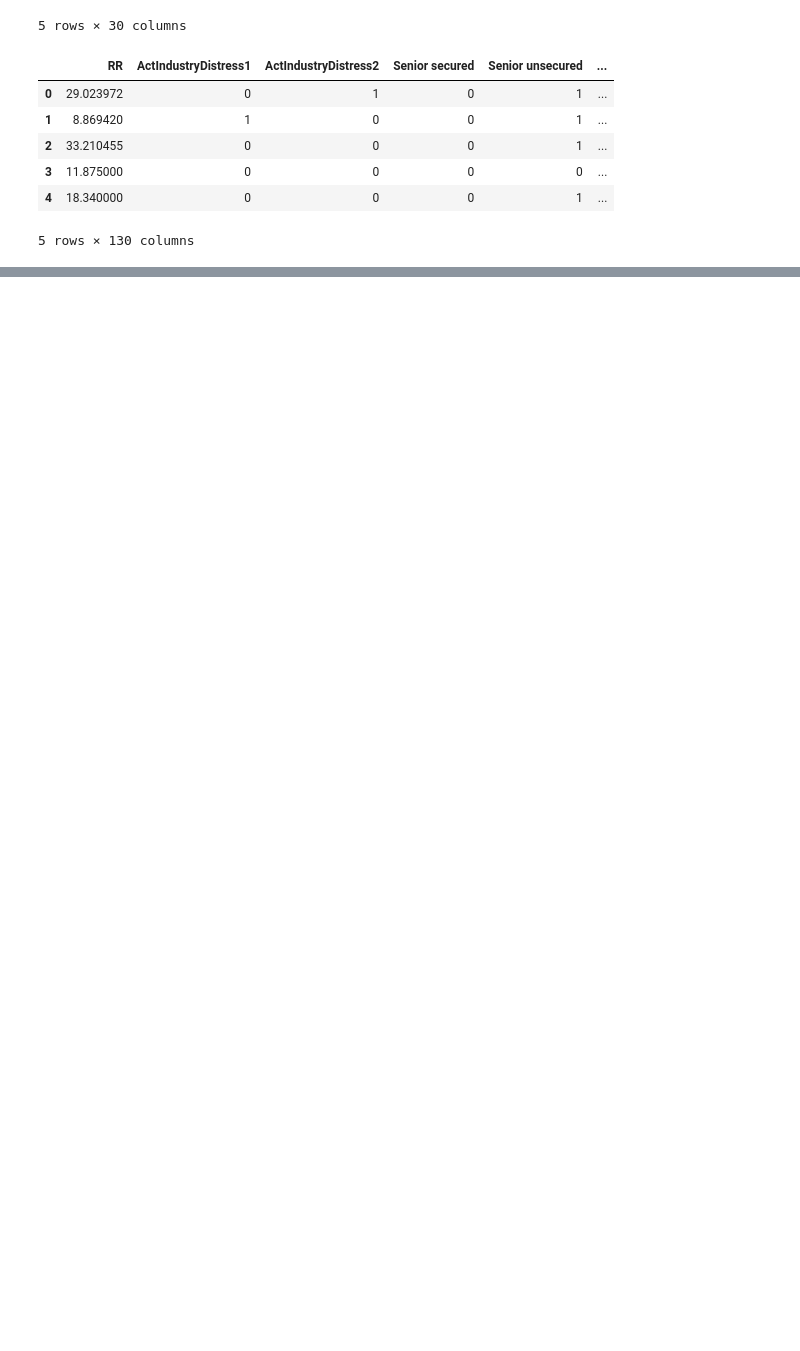
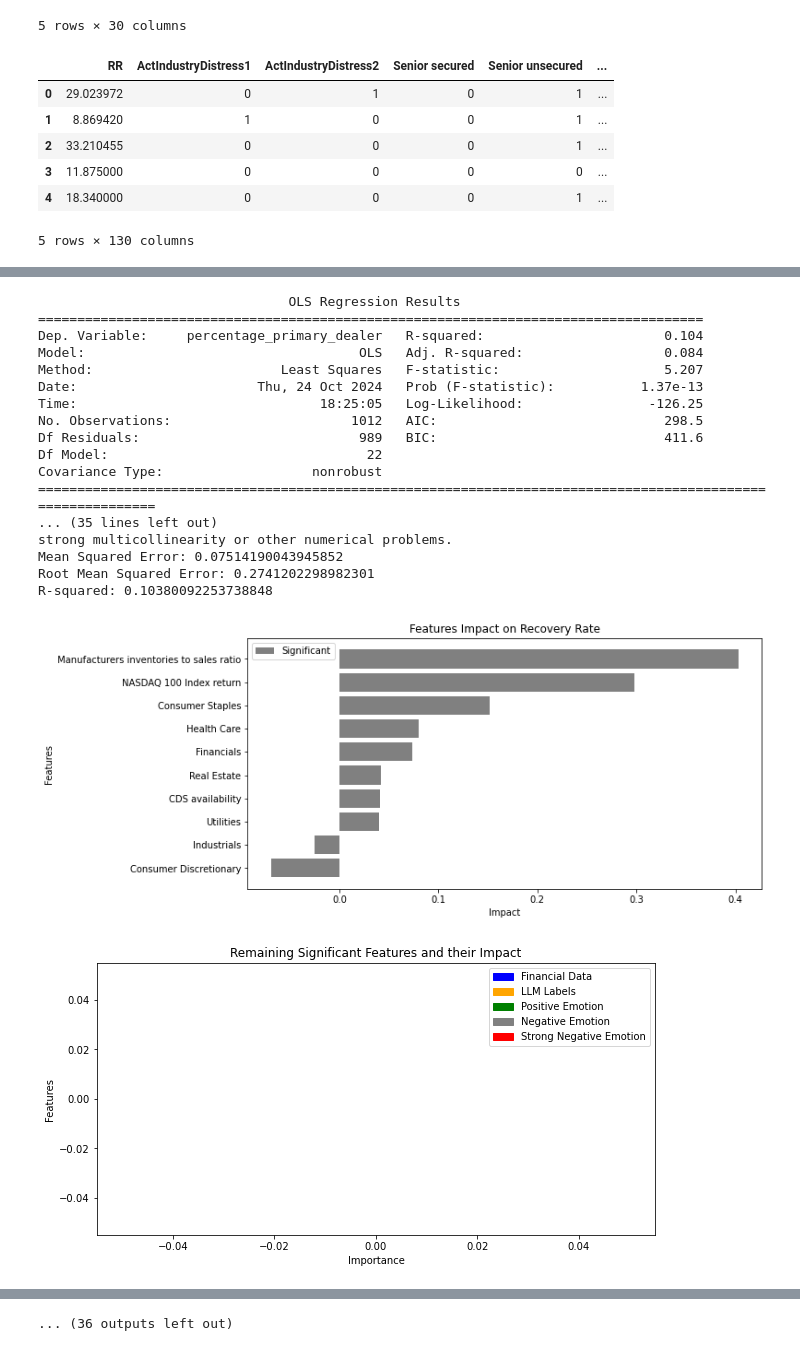
Before and after one commit to constantin1101/LLM_CreditorRRPrediction, a Jupyter notebook: dealer_analysis.ipynb, the cells around one changed output, grey strips where cells are left out. Drawn from its saved outputs; the diff is of its cells as text; code cells hidden in the pictures; blank space fills up the shorter version.

```diff
--- a/dealer_analysis.ipynb
+++ b/dealer_analysis.ipynb
@@ -748,0 +716,53 @@ quasi-separation. In this case some parameters will not be identified.
+# %%
+for key in feature_sets:
+
+    final_df = dealer_df[['percentage_primary_dealer']+ feature_sets[key]]
+    final_df = final_df.drop_duplicates()
+
+    # Define features and target variable
+    X = final_df.drop(columns='percentage_primary_dealer')
+    y = final_df['percentage_primary_dealer']
+
+    # Split into training and test sets
+    X_train, X_test, y_train, y_test = X, X, y, y
+    X_train = sm.add_constant(X_train)
+    X_test = sm.add_constant(X_test)
+
+    # Fit the model
+    model = sm.OLS(y_train, X_train).fit()
+
+    # Print the summary of the model which includes p-values and significance levels
+    print(model.summary())
+
+    # Make predictions
+    y_pred = model.predict(X_test)
+
+    # Compute and print evaluation metrics
+    mse = mean_squared_error(y_test, y_pred)
+    r2 = r2_score(y_test, y_pred)
+    print(f"Mean Squared Error: {mse}")
+    print(f"Root Mean Squared Error: {np.sqrt(mse)}")
+    print(f"R-squared: {r2}")
+
+    create_significant_chart(model)
+    create_colored_chart(model)
+# %% [output]
+                                OLS Regression Results
+=====================================================================================
+Dep. Variable:     percentage_primary_dealer   R-squared:                       0.104
+Model:                                   OLS   Adj. R-squared:                  0.084
+Method:                        Least Squares   F-statistic:                     5.207
+Date:                       Thu, 24 Oct 2024   Prob (F-statistic):           1.37e-13
+Time:                               18:25:05   Log-Likelihood:                -126.25
+No. Observations:                       1012   AIC:                             298.5
+Df Residuals:                            989   BIC:                             411.6
+Df Model:                                 22
+Covariance Type:                   nonrobust
+============================================================================================================
+... (35 lines left out)
+strong multicollinearity or other numerical problems.
+Mean Squared Error: 0.07514190043945852
+Root Mean Squared Error: 0.2741202298982301
+R-squared: 0.10380092253738848
+[figure, added]
+[figure, added]
@@ -748,0 +826 @@ quasi-separation. In this case some parameters will not be identified.
+... (36 outputs left out)
```
Also changed, not shown: parts of 17 cells of this notebook, 5 other files.
